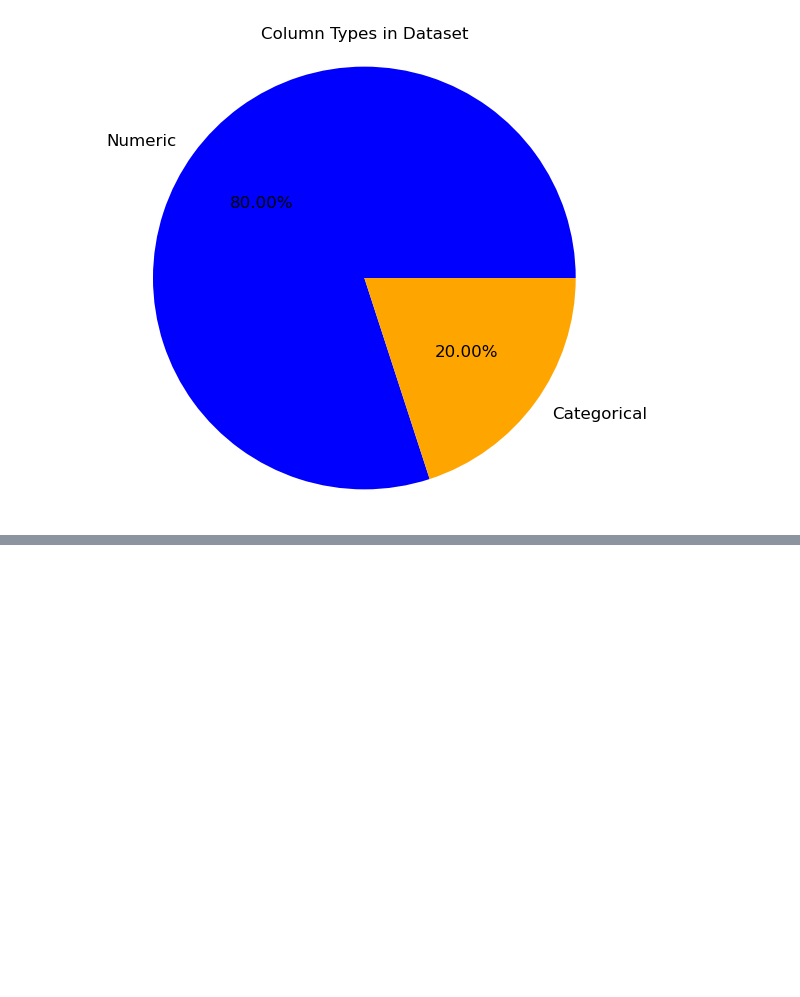
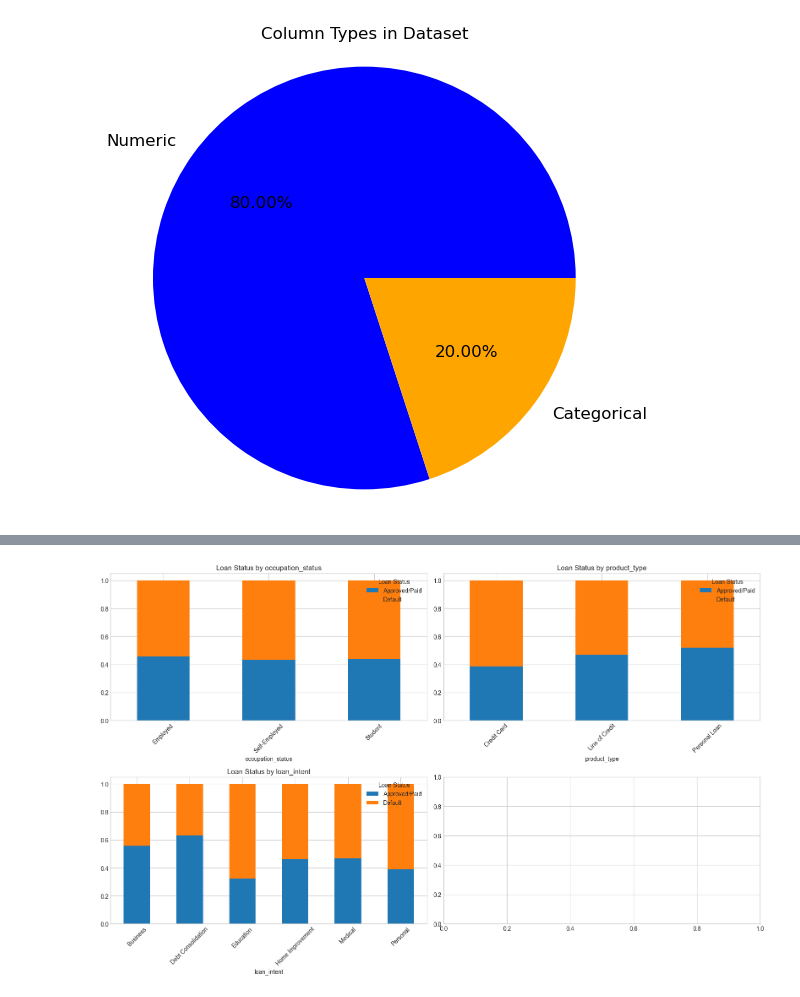
Before and after one commit to PearlisSad/CI-Realistic-Loan-Approval-Dataset, a Jupyter notebook: REALISTIC LOAN.ipynb, the cells around one changed output, grey strips where cells are left out. Saved outputs shown, nothing was run; the diff lists cells and outputs as text; code cells hidden in the pictures; blank space fills up the shorter version.

```diff
--- a/REALISTIC LOAN.ipynb
+++ b/REALISTIC LOAN.ipynb
@@ -125,0 +208,17 @@ Text(0.5, 1.0, 'Column Types in Dataset')
+# %%
+# Loan status by categorical features
+fig, axes = plt.subplots(2, 2, figsize=(16, 10))
+axes = axes.flatten()
+
+for i, col in enumerate(categorical_cols):
+    pd.crosstab(Loan_df[col], Loan_df['loan_status'], normalize='index').plot(
+        kind='bar', ax=axes[i], stacked=True
+    )
+    axes[i].set_title(f'Loan Status by {col}')
+    axes[i].legend(['Approved/Paid', 'Default'], title='Loan Status')
+    axes[i].tick_params(axis='x', rotation=45)
+
+plt.tight_layout()
+plt.show()
+# %% [output]
+[figure, added]
```
Also changed, not shown: parts of 9 cells of this notebook, 1 other file.
